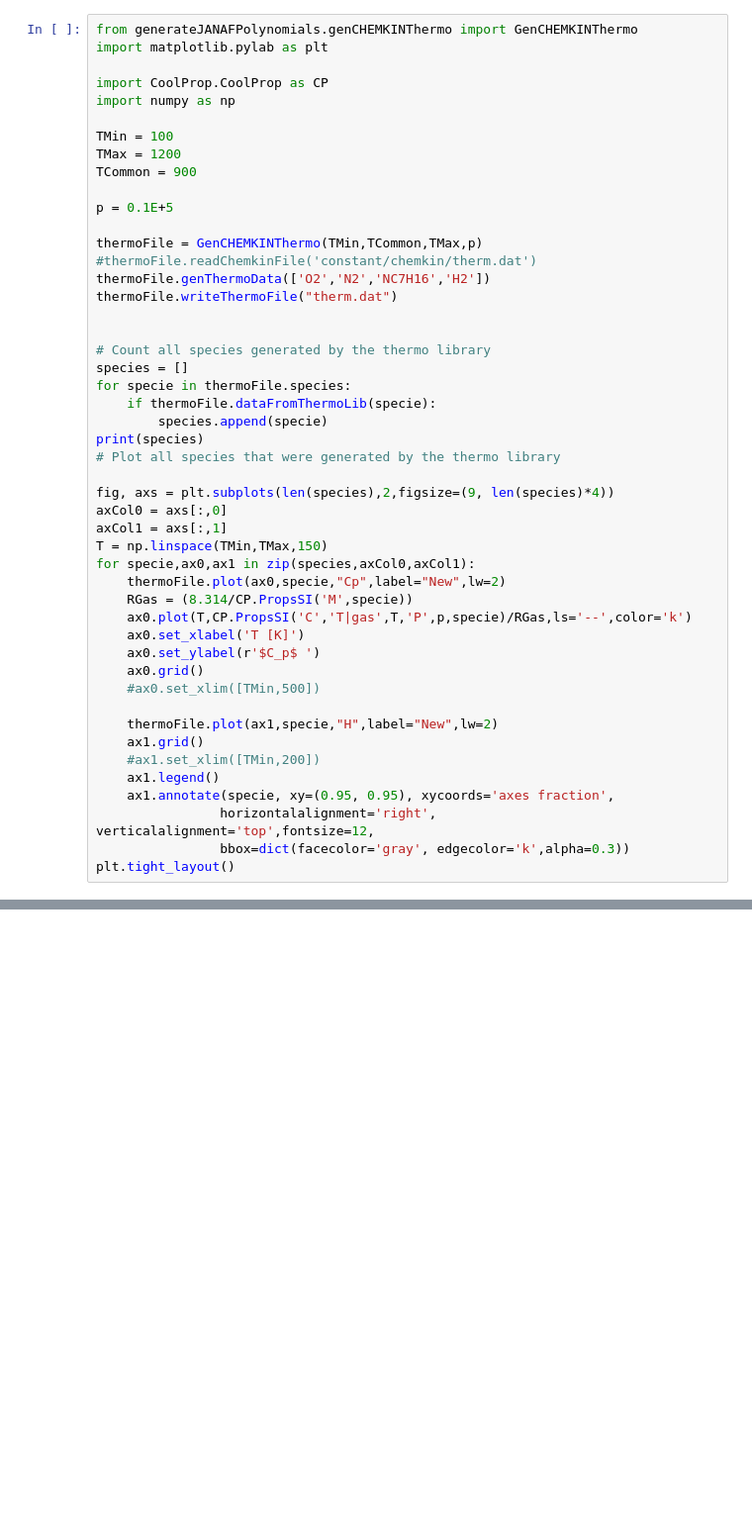
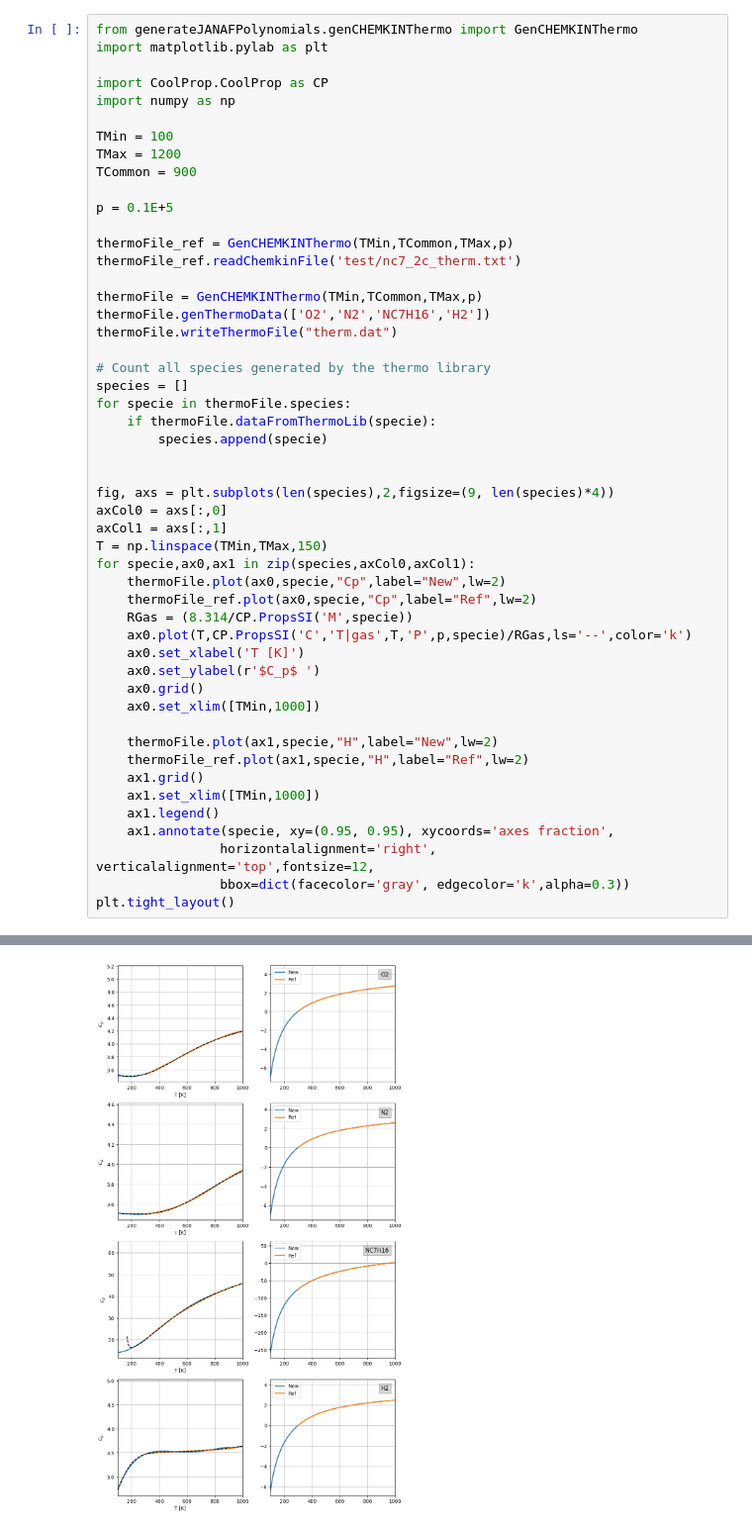
Before and after one commit to ITV-Stuttgart/generateJANAFPolynomials, a Jupyter notebook: plotAllSpeciesAndThermoProperties.ipynb, the cells around one changed output, grey strips where cells are left out. Shown at 99% size. Drawn from its saved outputs; the diff is of its cells as text; blank space fills up the shorter version.

Commit message:
Add test case and comparison to CHEMKIN reference with n-heptane

```diff
--- a/plotAllSpeciesAndThermoProperties.ipynb
+++ b/plotAllSpeciesAndThermoProperties.ipynb
@@ -11,19 +11,19 @@ TCommon = 900
 
 p = 0.1E+5
 
+thermoFile_ref = GenCHEMKINThermo(TMin,TCommon,TMax,p)
+thermoFile_ref.readChemkinFile('test/nc7_2c_therm.txt')
+
 thermoFile = GenCHEMKINThermo(TMin,TCommon,TMax,p)
-#thermoFile.readChemkinFile('constant/chemkin/therm.dat')
 thermoFile.genThermoData(['O2','N2','NC7H16','H2'])
 thermoFile.writeThermoFile("therm.dat")
-
 
 # Count all species generated by the thermo library
 species = []
 for specie in thermoFile.species:
     if thermoFile.dataFromThermoLib(specie):
         species.append(specie)
-print(species)
-# Plot all species that were generated by the thermo library
+
 
 fig, axs = plt.subplots(len(species),2,figsize=(9, len(species)*4))
 axCol0 = axs[:,0]
@@ -31,16 +31,18 @@ axCol1 = axs[:,1]
 T = np.linspace(TMin,TMax,150)
 for specie,ax0,ax1 in zip(species,axCol0,axCol1):
     thermoFile.plot(ax0,specie,"Cp",label="New",lw=2)
+    thermoFile_ref.plot(ax0,specie,"Cp",label="Ref",lw=2)
     RGas = (8.314/CP.PropsSI('M',specie))
     ax0.plot(T,CP.PropsSI('C','T|gas',T,'P',p,specie)/RGas,ls='--',color='k')
     ax0.set_xlabel('T [K]')
     ax0.set_ylabel(r'$C_p$ ')
     ax0.grid()
-    #ax0.set_xlim([TMin,500])
+    ax0.set_xlim([TMin,1000])
 
     thermoFile.plot(ax1,specie,"H",label="New",lw=2)
+    thermoFile_ref.plot(ax1,specie,"H",label="Ref",lw=2)
     ax1.grid()
-    #ax1.set_xlim([TMin,200])
+    ax1.set_xlim([TMin,1000])
     ax1.legend()
     ax1.annotate(specie, xy=(0.95, 0.95), xycoords='axes fraction',
                 horizontalalignment='right', verticalalignment='top',fontsize=12,
@@ -50,0 +52 @@ FileNotFoundError: [Errno 2] No such file or directory: 'constant/chemkin/therm.
+[figure, added]
```
Also changed, not shown: parts of 2 cells of this notebook, 2 other files.
